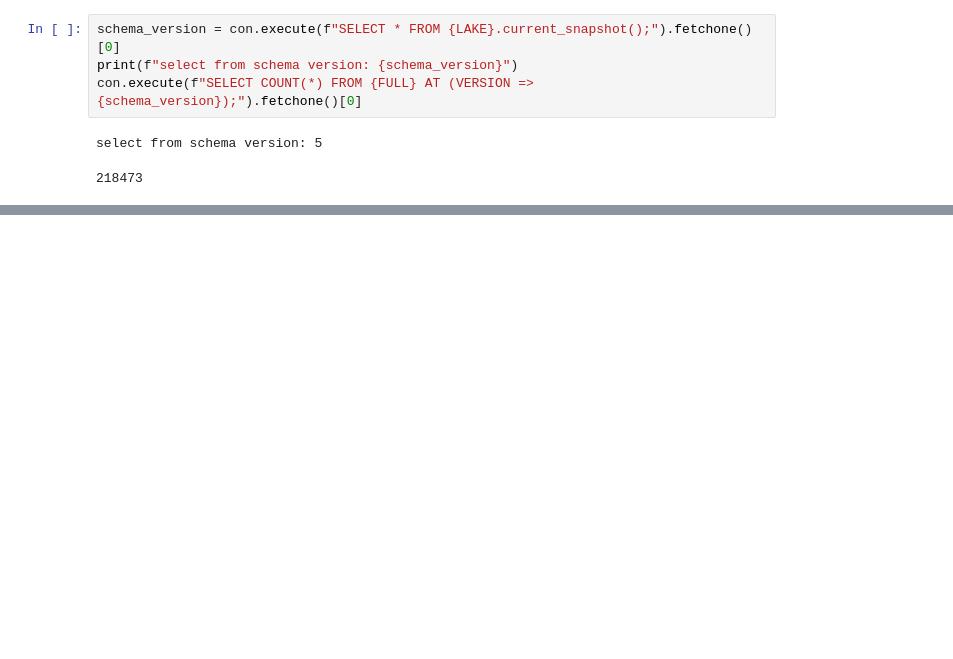
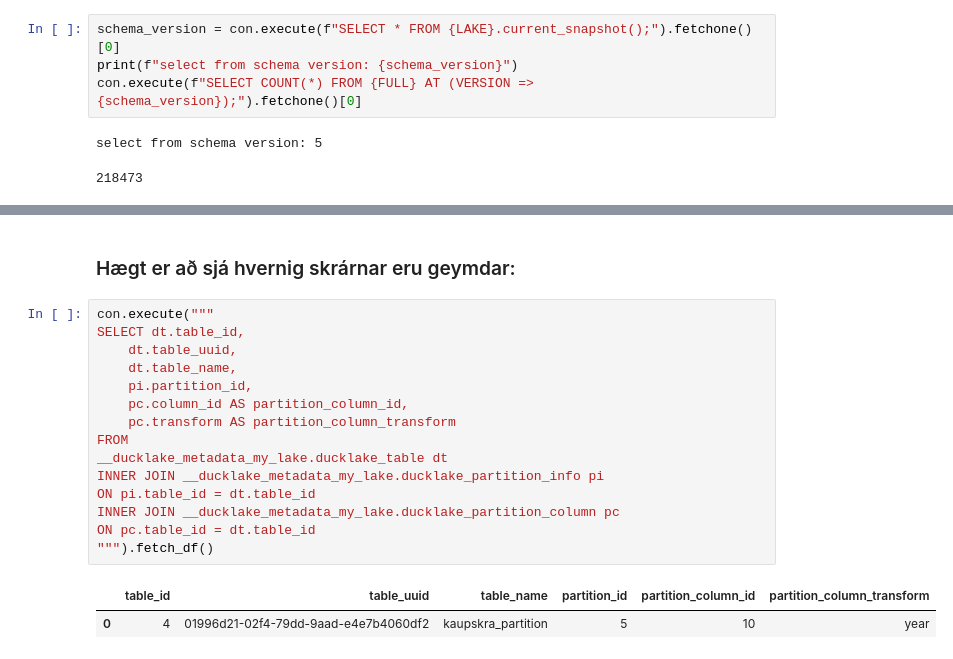
Before and after one commit to datador/ducklake, a Jupyter notebook: notebooks/ducklake_demo.ipynb, the cells around one changed output, grey strips where cells are left out. Saved outputs shown, nothing was run; the diff lists cells and outputs as text; blank space fills up the shorter version.

```diff
--- a/notebooks/ducklake_demo.ipynb
+++ b/notebooks/ducklake_demo.ipynb
@@ -340,0 +365,20 @@ select from schema version: 5
+# %% [markdown]
+### Hægt er að sjá hvernig skrárnar eru geymdar:
+# %%
+con.execute("""
+SELECT dt.table_id,
+    dt.table_uuid,
+    dt.table_name,
+    pi.partition_id,
+    pc.column_id AS partition_column_id,
+    pc.transform AS partition_column_transform
+FROM
+__ducklake_metadata_my_lake.ducklake_table dt
+INNER JOIN __ducklake_metadata_my_lake.ducklake_partition_info pi
+ON pi.table_id = dt.table_id
+INNER JOIN __ducklake_metadata_my_lake.ducklake_partition_column pc
+ON pc.table_id = dt.table_id
+""").fetch_df()
+# %% [output]
+|  | table_id | table_uuid | table_name | partition_id | partition_column_id | partition_column_transform |
+| 0 | 4 | 01996d21-02f4-79dd-9aad-e4e7b4060df2 | kaupskra_partition | 5 | 10 | year |
```
Also changed, not shown: parts of 8 cells of this notebook.
